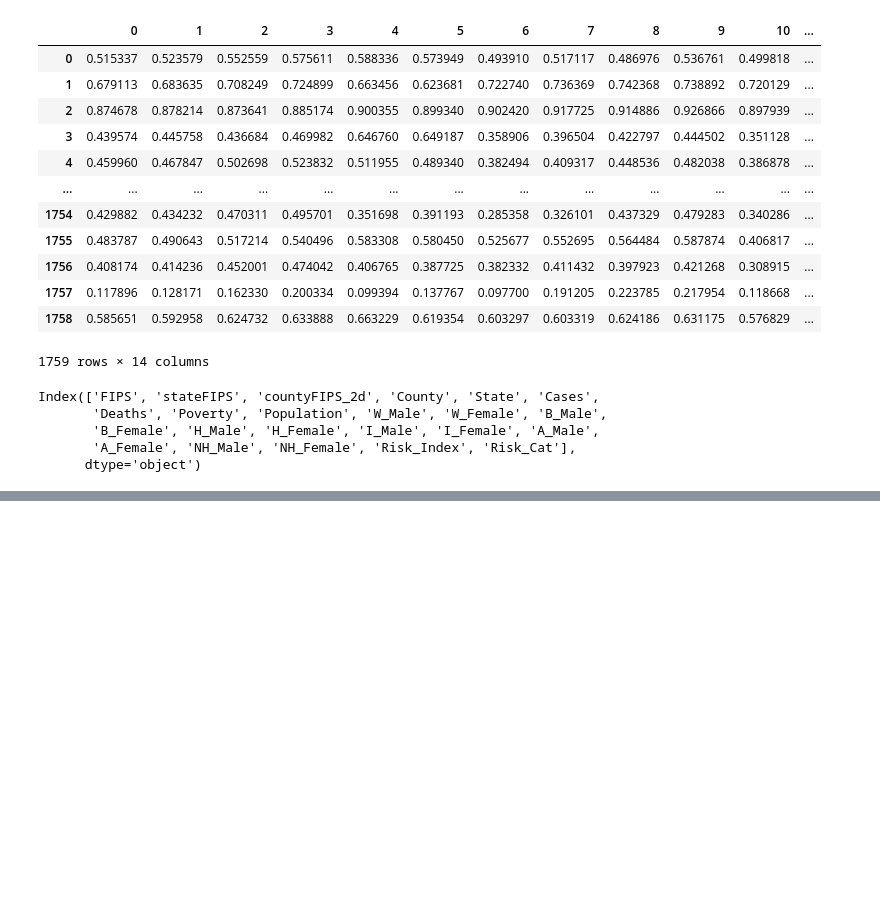
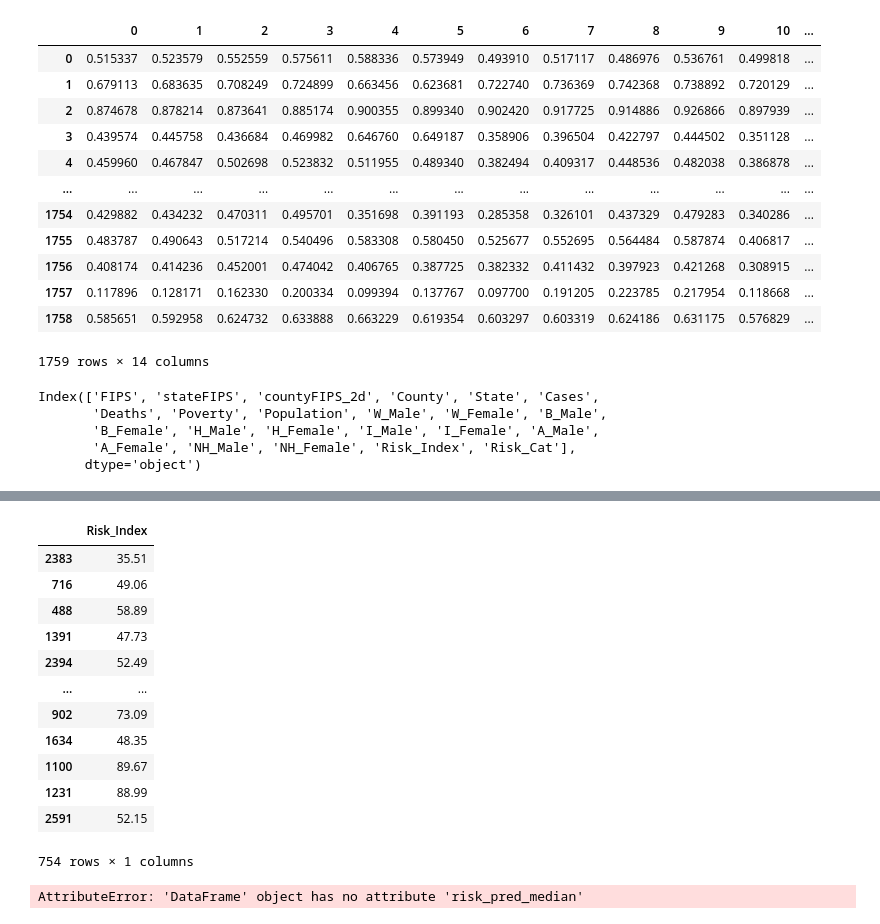
Before and after one commit to malachi-hale/covid-19-data, a Jupyter notebook: first_notebook.ipynb, the cells around one changed output, grey strips where cells are left out. Drawn from its saved outputs; the diff is of its cells as text; code cells hidden in the pictures; blank space fills up the shorter version.

```diff
--- a/first_notebook.ipynb
+++ b/first_notebook.ipynb
@@ -117,0 +159,16 @@ for col in categorical:
+# %%
+y_validate
+# %% [output]
+|  | Risk_Index |
+| 2383 | 35.51 |
+| 716 | 49.06 |
+| 488 | 58.89 |
+| 1391 | 47.73 |
+| 2394 | 52.49 |
+| ... | ... |
+| 902 | 73.09 |
+| 1634 | 48.35 |
+| 1100 | 89.67 |
+| 1231 | 88.99 |
+| 2591 | 52.15 |
+754 rows × 1 columns
@@ -117,0 +207,8 @@ for col in categorical:
+# %%
+metric_df = pd.DataFrame()
+metric_df = make_metric_df(y_validate.Risk_Index,
+                           y_validate.risk_pred_median,
+                           'median_baseline',
+                          metric_df)
+# %% [output]
+AttributeError: 'DataFrame' object has no attribute 'risk_pred_median'
```
Also changed, not shown: parts of 11 cells of this notebook.
